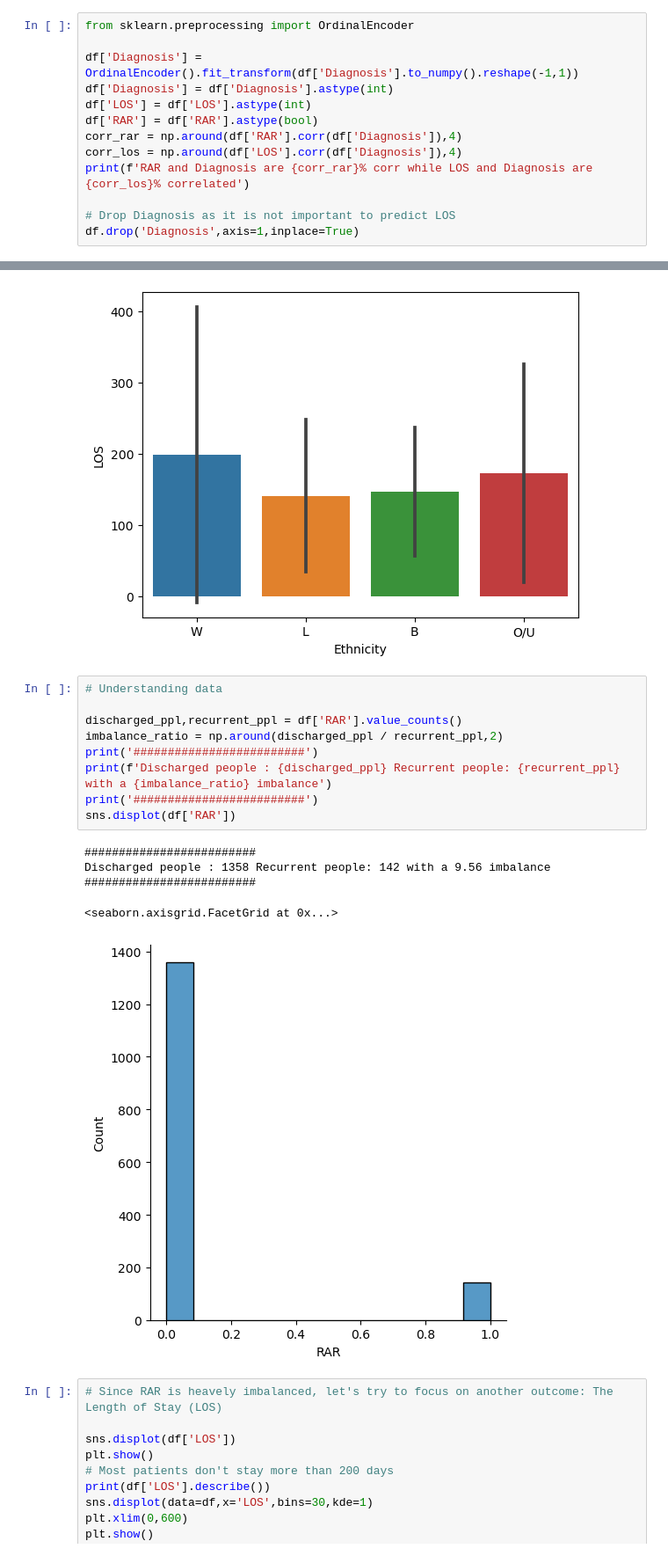
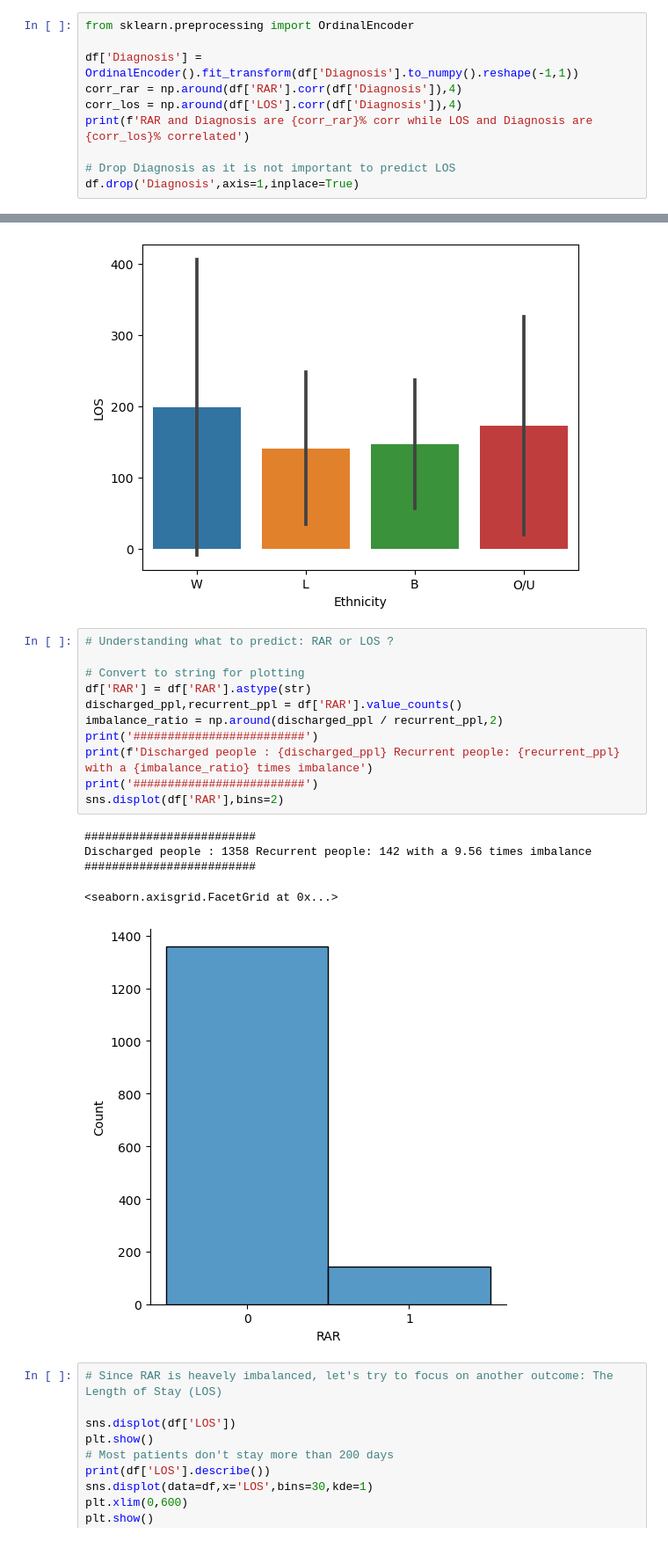
Before and after one commit to olsonperrensen/MLcomposer, a Jupyter notebook: Feature engineering.ipynb, the cells around one changed output, grey strips where cells are left out. Shown at 88% size. Saved outputs shown, nothing was run; the diff lists cells and outputs as text.

```diff
--- a/Feature engineering.ipynb
+++ b/Feature engineering.ipynb
@@ -107,9 +107,6 @@ plt.xticks(rotation=90);
 from sklearn.preprocessing import OrdinalEncoder
 
 df['Diagnosis'] = OrdinalEncoder().fit_transform(df['Diagnosis'].to_numpy().reshape(-1,1))
-df['Diagnosis'] = df['Diagnosis'].astype(int)
-df['LOS'] = df['LOS'].astype(int)
-df['RAR'] = df['RAR'].astype(bool)
 corr_rar = np.around(df['RAR'].corr(df['Diagnosis']),4)
 corr_los = np.around(df['LOS'].corr(df['Diagnosis']),4)
 print(f'RAR and Diagnosis are {corr_rar}% corr while LOS and Diagnosis are {corr_los}% correlated')
@@ -143,20 +136,22 @@ pd.get_dummies(race).corr()
 | Ethnicity_W | 0.148104 | -0.433118 | -0.681301 | -0.261716 | 1.000000 |
 [figure]
 # %%
-# Understanding data
+# Understanding what to predict: RAR or LOS ?
 
+# Convert to string for plotting
+df['RAR'] = df['RAR'].astype(str)
 discharged_ppl,recurrent_ppl = df['RAR'].value_counts()
 imbalance_ratio = np.around(discharged_ppl / recurrent_ppl,2)
 print('#########################')
-print(f'Discharged people : {discharged_ppl} Recurrent people: {recurrent_ppl} with a {imbalance_ratio} imbalance')
+print(f'Discharged people : {discharged_ppl} Recurrent people: {recurrent_ppl} with a {imbalance_ratio} times imbalance')
 print('#########################')
-sns.displot(df['RAR'])
+sns.displot(df['RAR'],bins=2)
 # %% [output]
 #########################
-Discharged people : 1358 Recurrent people: 142 with a 9.56 imbalance
+Discharged people : 1358 Recurrent people: 142 with a 9.56 times imbalance
 #########################
 <seaborn.axisgrid.FacetGrid at 0x...>
-[figure, old version]
+[figure, new version]
 # %%
 # Since RAR is heavely imbalanced, let's try to focus on another outcome: The Length of Stay (LOS)
 
```
Also changed, not shown: parts of 10 cells of this notebook.
